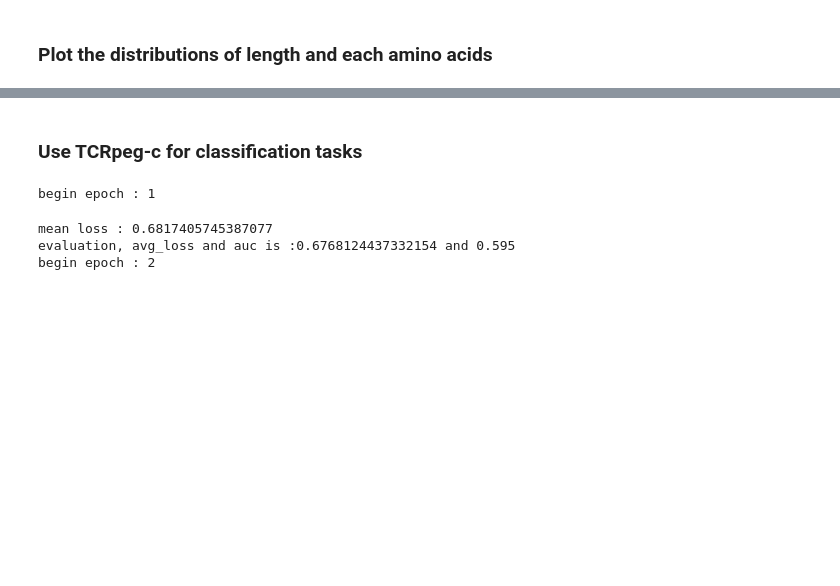
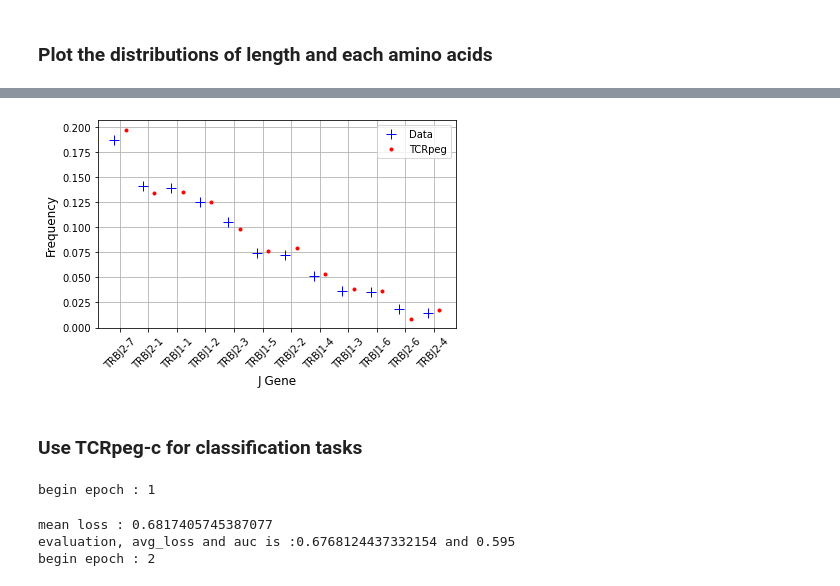
Before and after one commit to jiangdada1221/TCRpeg, a Jupyter notebook: tutorial.ipynb, the cells around one changed output, grey strips where cells are left out. Cells and saved outputs as stored; diff of their text form; code cells hidden in the pictures; blank space fills up the shorter version.

```diff
--- a/tutorial.ipynb
+++ b/tutorial.ipynb
@@ -96,3 +133,7 @@ Plot.AAs_Dis(tcrs_train,gens)
+# %%
+Plot.J_Dis(tcrvj_train['j'].values, gens_vj[2])
+# %% [output]
+[figure, added]
 # %% [markdown]
 ### Use TCRpeg-c for classification tasks
 # %%
```
Also changed, not shown: parts of 16 cells of this notebook, 3 other files.
